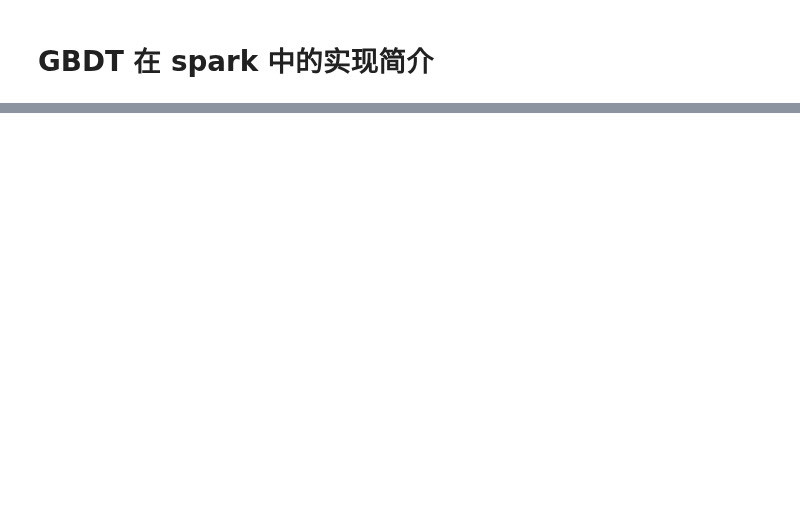
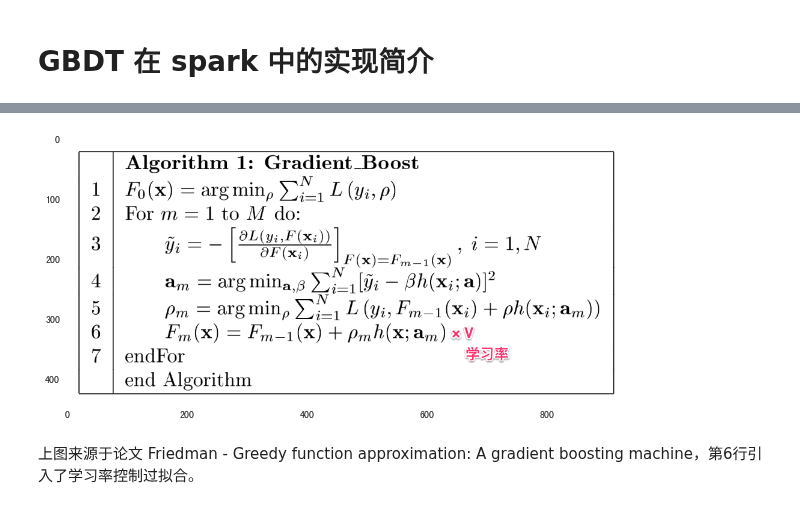
Before and after one commit to facaiy/book_notes, a Jupyter notebook: machine_learning/tree/gbdt/spark/intro.ipynb, the cells around one changed output, grey strips where cells are left out. Saved outputs shown, nothing was run; the diff lists cells and outputs as text; code cells hidden in the pictures; blank space fills up the shorter version.

Commit message:
gbdt: 完成spark中boost方法说明

```diff
--- a/machine_learning/tree/gbdt/spark/intro.ipynb
+++ b/machine_learning/tree/gbdt/spark/intro.ipynb
@@ -9,6 +9,12 @@ sns.set(font='SimHei')
 plt.rcParams['axes.grid'] = False
 
 from IPython.display import SVG
+
+def show_image(filename, figsize=None):
+    if figsize:
+        plt.figure(figsize=figsize)
+
+    plt.imshow(plt.imread(filename))
 # %% [markdown]
 GBDT 在 spark 中的实现简介
 ========================
@@ -35,0 +75,6 @@ spark 封装得比较细，一眼看去各种类，乱花迷眼。但其实因
+# %%
+show_image("./res/gbdt.png", figsize=(10,5))
+# %% [output]
+[figure, added]
+# %% [markdown]
+上图来源于论文 Friedman - Greedy function approximation: A gradient boosting machine，第6行引入了学习率控制过拟合。
```
Also changed, not shown: parts of 6 cells of this notebook, 1 other file.
